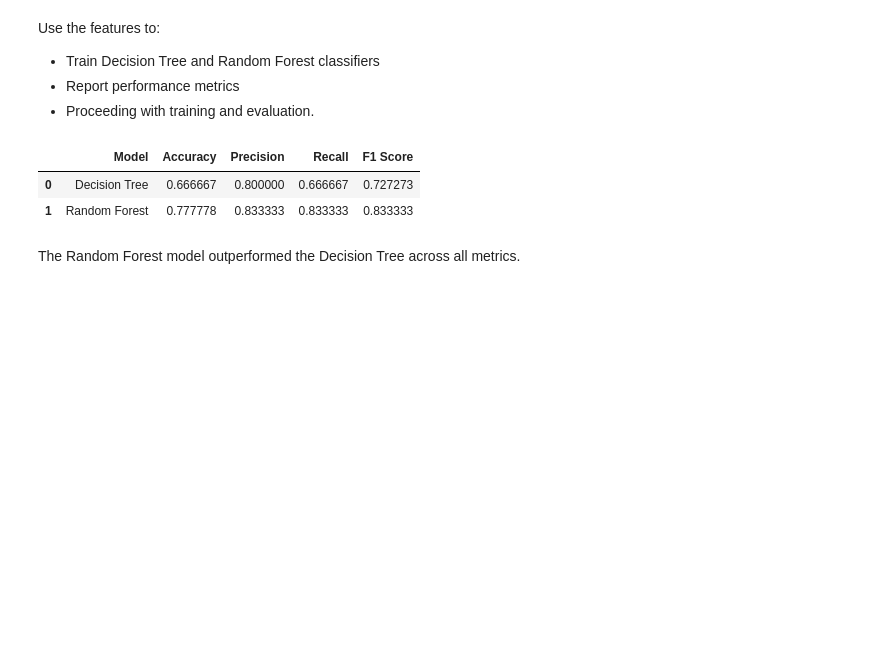
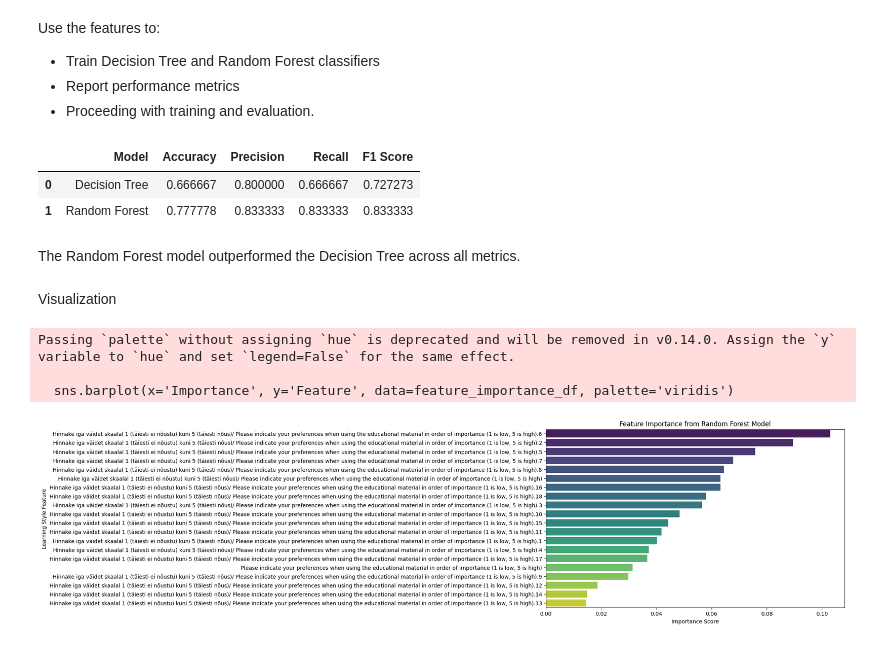
Before and after one commit to eeolga/article, a Jupyter notebook: Questionnaire_process_feature_engineering.ipynb, the cells around one changed output. Cells and saved outputs as stored; diff of their text form; code cells hidden in the pictures; blank space fills up the shorter version.

Commit message:
Learning Style Questionnaire processing for Feature Engineering and Machine Learning

```diff
--- a/Questionnaire_process_feature_engineering.ipynb
+++ b/Questionnaire_process_feature_engineering.ipynb
@@ -121,3 +121,32 @@ display(results_df)
 | 1 | Random Forest | 0.777778 | 0.833333 | 0.833333 | 0.833333 |
 # %% [markdown]
 The Random Forest model outperformed the Decision Tree across all metrics.
+# %% [markdown]
+Visualization
+# %%
+import matplotlib.pyplot as plt
+import seaborn as sns
+
+# Get feature importances from the trained Random Forest model
+importances = rf.feature_importances_
+feature_names = X.columns
+
+# Create a DataFrame for visualization
+feature_importance_df = pd.DataFrame({
+    'Feature': feature_names,
+    'Importance': importances
+}).sort_values(by='Importance', ascending=False)
+
+# Plot feature importance
+plt.figure(figsize=(10, 6))
+sns.barplot(x='Importance', y='Feature', data=feature_importance_df, palette='viridis')
+plt.title('Feature Importance from Random Forest Model')
+plt.xlabel('Importance Score')
+plt.ylabel('Learning Style Feature')
+plt.tight_layout()
+plt.show()
+# %% [output]
+Passing `palette` without assigning `hue` is deprecated and will be removed in v0.14.0. Assign the `y` variable to `hue` and set `legend=False` for the same effect.
+
+  sns.barplot(x='Importance', y='Feature', data=feature_importance_df, palette='viridis')
+[figure, added]
```
